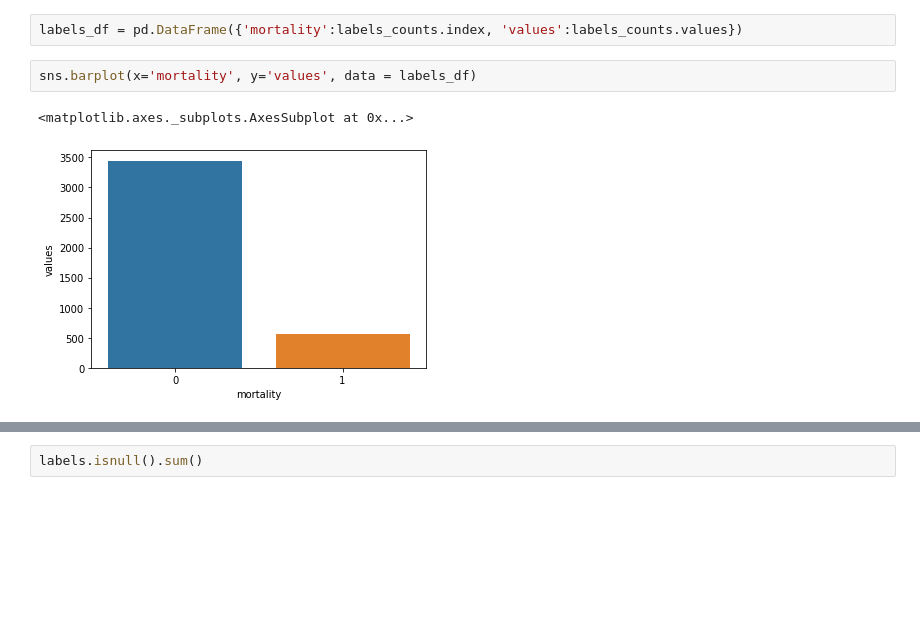
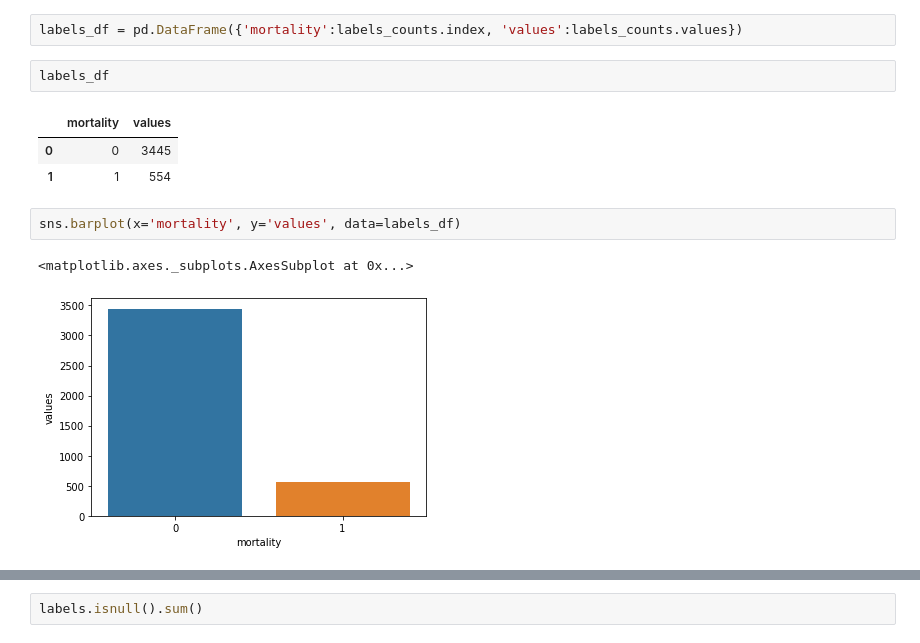
Before and after one commit to TaeMD/ML-projects, a Jupyter notebook: Mortality_Prediction_ICU.ipynb, the cells around one changed output, grey strips where cells are left out. Cells and saved outputs as stored; diff of their text form; blank space fills up the shorter version.

```diff
--- a/Mortality_Prediction_ICU.ipynb
+++ b/Mortality_Prediction_ICU.ipynb
@@ -87,8 +87,14 @@ labels_counts
 Name: In-hospital_death, dtype: int64
 # %%
 labels_df = pd.DataFrame({'mortality':labels_counts.index, 'values':labels_counts.values})
+# %%
+labels_df
+# %% [output]
+|  | mortality | values |
+| 0 | 0 | 3445 |
+| 1 | 1 | 554 |
 # %%
-sns.barplot(x='mortality', y='values', data = labels_df)
+sns.barplot(x='mortality', y='values', data=labels_df)
 # %% [output]
 <matplotlib.axes._subplots.AxesSubplot at 0x...>
 [figure]
```
Also changed, not shown: parts of 19 cells of this notebook.
